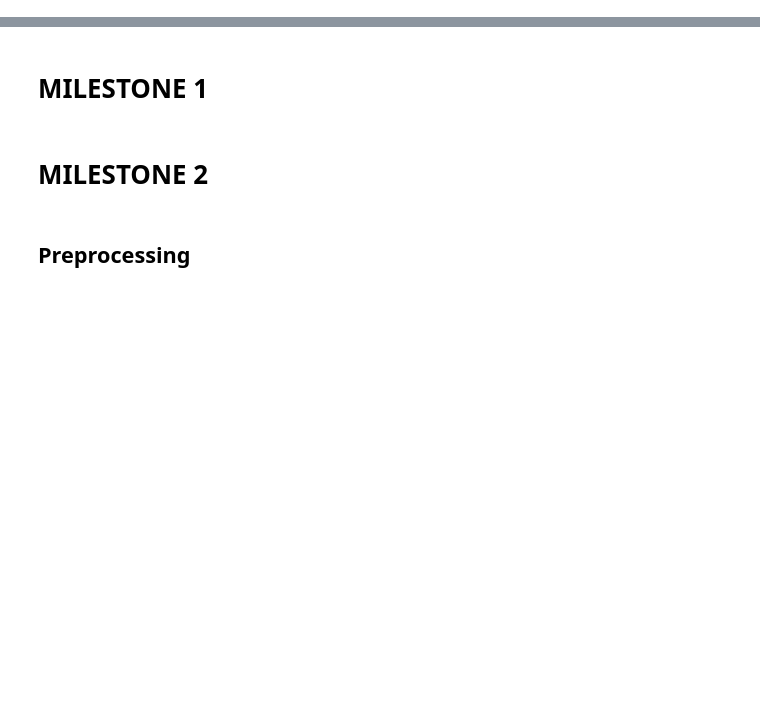
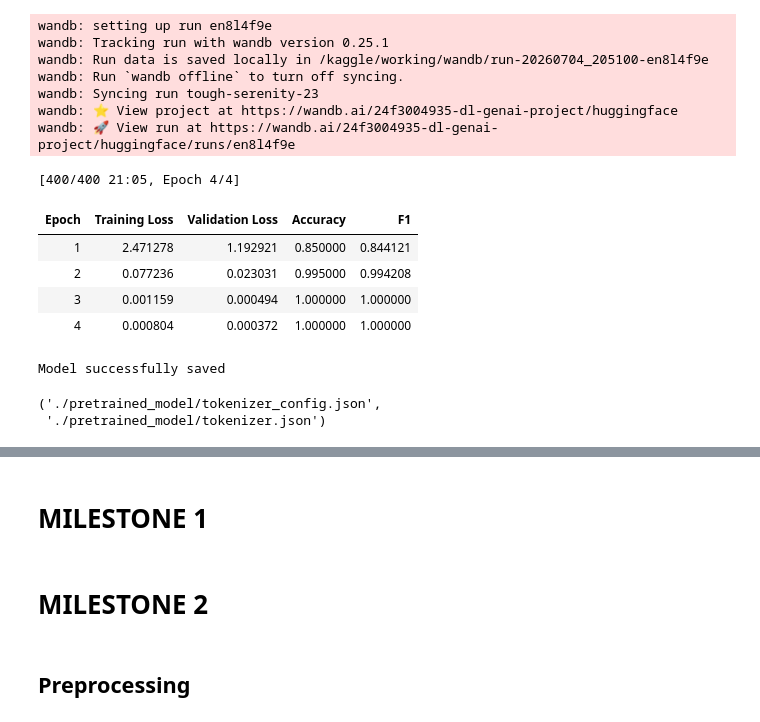
Before and after one commit to Sharan0078/dl-genai-project-26-t1, a Jupyter notebook: DL-24f3004935-notebook-t22026.ipynb, the cells around one changed output, grey strips where cells are left out. Cells and saved outputs as stored; diff of their text form; code cells hidden in the pictures; blank space fills up the shorter version.

```diff
--- a/DL-24f3004935-notebook-t22026.ipynb
+++ b/DL-24f3004935-notebook-t22026.ipynb
@@ -95,6 +680,7 @@ def tokenize(batch):
     )
 
 train_ds = train_ds.map(tokenize, batched=True)
+val_ds = val_ds.map(tokenize , batched=True)
 test_ds = test_ds.map(tokenize, batched=True)
 # %%
 from transformers import (
@@ -105,28 +714,13 @@ from transformers import (
 # %%
-training_args_1 = TrainingArguments(
-    output_dir="./model_1",
+training_args = TrainingArguments(
+    output_dir="./results",
     num_train_epochs=4,
     per_device_train_batch_size=8,
     learning_rate=2e-5,
     weight_decay=0.01,
     logging_steps=50,
-    save_strategy="no",
-    report_to="wandb",
-    seed=42,
-    data_seed=42,
+    eval_strategy='epoch',
+    save_strategy="epoch",
+    seed = 8,
+    report_to="wandb"
 )
-
-model_1 = AutoModelForSequenceClassification.from_pretrained(
-    MODEL,
-    num_labels=5
-)
-
-trainer_1 = Trainer(
-    model=model_1,
-    args=training_args_1,
-    train_dataset=train_ds,
-)
-
-trainer_1.train()
-
-trainer_1.save_model("./model_1")
@@ -161,3 +727,38 @@ trainer_2.save_model("./model_2")
+# %%
+trainer = Trainer(
+    model=model,
+    args=training_args,
+    train_dataset=train_ds,
+    eval_dataset=val_ds,
+    compute_metrics=compute_metrics
+)
+trainer.train()
+
+trainer.save_model("./best_model")
+tokenizer.save_pretrained("./best_model")
+
+print("Model successfully saved")
+# %% [output]
+wandb: setting up run en8l4f9e
+wandb: Tracking run with wandb version 0.25.1
+wandb: Run data is saved locally in /kaggle/working/wandb/run-20260704_205100-en8l4f9e
+wandb: Run `wandb offline` to turn off syncing.
+wandb: Syncing run tough-serenity-23
+wandb: ⭐️ View project at https://wandb.ai/24f3004935-dl-genai-project/huggingface
+wandb: 🚀 View run at https://wandb.ai/24f3004935-dl-genai-project/huggingface/runs/en8l4f9e
+[400/400 21:05, Epoch 4/4]
+| Epoch | Training Loss | Validation Loss | Accuracy | F1 |
+| 1 | 2.471278 | 1.192921 | 0.850000 | 0.844121 |
+| 2 | 0.077236 | 0.023031 | 0.995000 | 0.994208 |
+| 3 | 0.001159 | 0.000494 | 1.000000 | 1.000000 |
+| 4 | 0.000804 | 0.000372 | 1.000000 | 1.000000 |
+Model successfully saved
+# %%
+trainer.save_model("./pretrained_model")
+tokenizer.save_pretrained("./pretrained_model")
+# %% [output]
+('./pretrained_model/tokenizer_config.json',
+ './pretrained_model/tokenizer.json')
 # %%
 import numpy as np
 import torch
```
Also changed, not shown: parts of 72 cells of this notebook.
